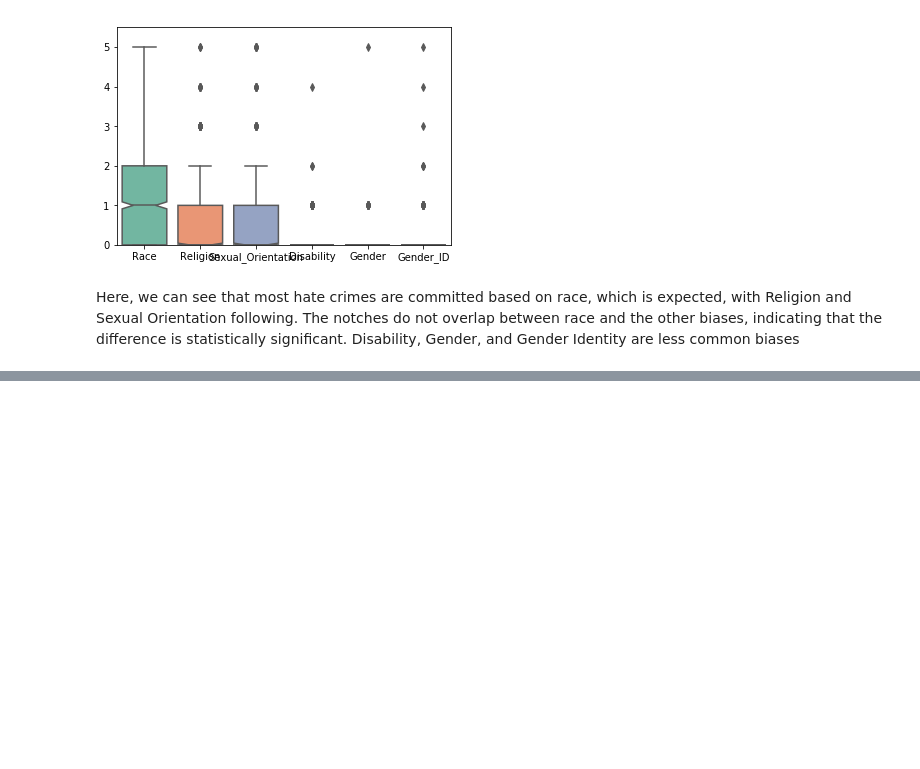
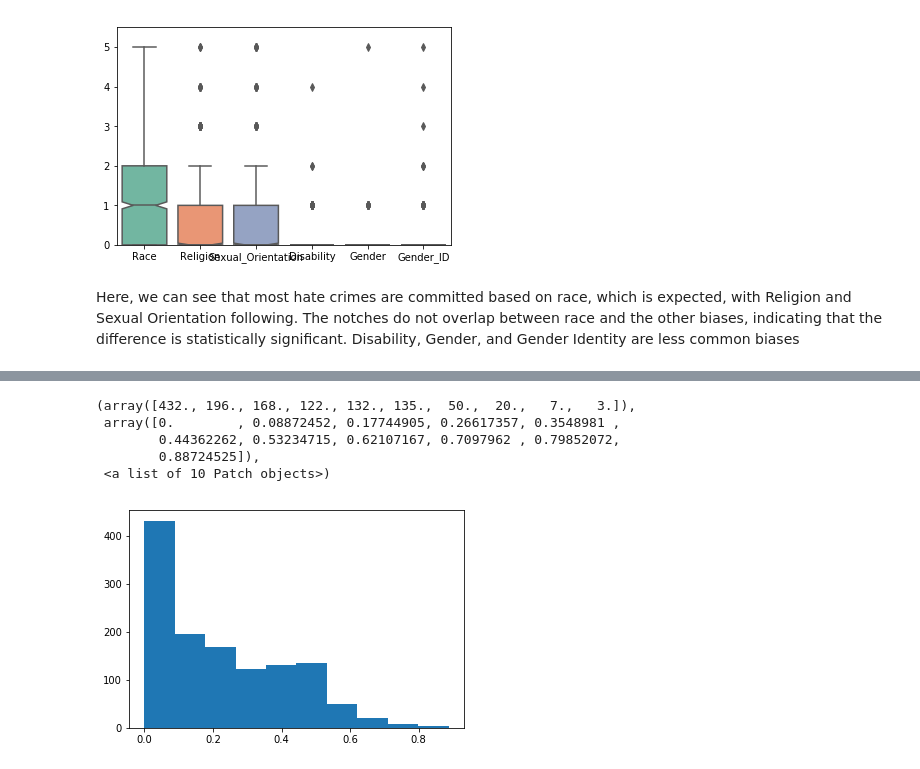
Before and after one commit to LauraCF19/SpringboardProject1, a Jupyter notebook: Desktop/Springboard/Capstone1.ipynb, the cells around one changed output, grey strips where cells are left out. Cells and saved outputs as stored; diff of their text form; code cells hidden in the pictures; blank space fills up the shorter version.

```diff
--- a/Desktop/Springboard/Capstone1.ipynb
+++ b/Desktop/Springboard/Capstone1.ipynb
@@ -776,3 +808,11 @@ plt.ylim(0, 5.5)
 [figure]
 # %% [markdown]
 Here, we can see that most hate crimes are committed based on race, which is expected, with Religion and Sexual Orientation following. The notches do not overlap between race and the other biases, indicating that the difference is statistically significant. Disability, Gender, and Gender Identity are less common biases
+# %%
+## Now I'm going to create a factor around whether the election was close, and compare the total hate crimes
+
+merge2["El_Dif"] = merge2["Donald Trump"] - merge2["Hillary Clinton"]
+
+merge2["El_Dif"] = np.abs(merge2["El_Dif"])
+
+merge2.head()
@@ -778,0 +827,18 @@ Here, we can see that most hate crimes are committed based on race, which is exp
+# %%
+# Now I'm going to create a historgram of the election differences, to pick a value to use to determine whether
+# the election was close
+
+difs = merge2["El_Dif"]
+
+DifArray = np.array(difs)
+
+DifArray1 = np.nan_to_num(DifArray)
+
+plt.hist(DifArray1)
+# %% [output]
+(array([432., 196., 168., 122., 132., 135.,  50.,  20.,   7.,   3.]),
+ array([0.        , 0.08872452, 0.17744905, 0.26617357, 0.3548981 ,
+        0.44362262, 0.53234715, 0.62107167, 0.7097962 , 0.79852072,
+        0.88724525]),
+ <a list of 10 Patch objects>)
+[figure, added]
```
Also changed, not shown: parts of 20 cells of this notebook.
